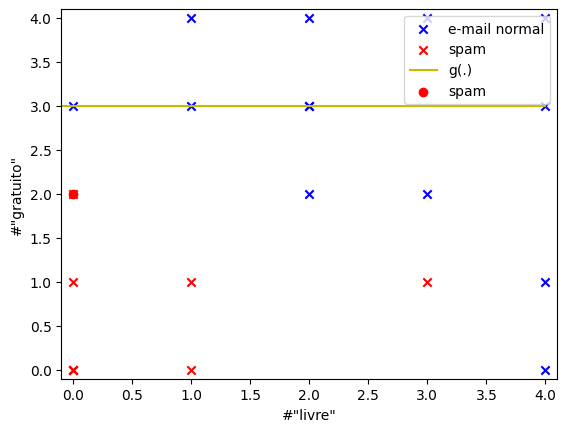
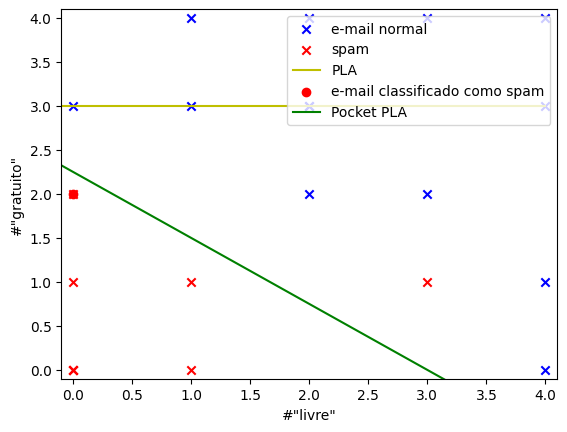
The change to this notebook cell's code, shown as a diff; its figure went from the first image to the second:
--- before
+++ after
@@ -1,24 +1,75 @@
-draw(X,y)
+from pocketpla import PocketPLA
 
-#executa o PLA sobre os dados de entrada X e y
-rX = [ [1, x[0], x[1]] for x in X]
+draw(X, y)
+
+# Adiciona o termo de viés aos exemplos
+rX = [[1, x[0], x[1]] for x in X]
+
+
+# =========================
+# PLA
+# =========================
+
 pla = PLA()
 pla.execute(rX, y)
-#desenha a reta inferida pelo PLA
+
+# Desenha a reta inferida pelo PLA
 xOri = [-1, 4]
-yOri = [pla.getOriginalY(xOri[0]), pla.getOriginalY(xOri[1])]
-plt.plot(xOri, yOri, '-y', label='g(.)')
-plt.legend(loc='upper right')
 
-#Classifica o email: #"livre"=2, #"gratuito"=0
+yOri = [
+    pla.getOriginalY(xOri[0]),
+    pla.getOriginalY(xOri[1])
+]
+
+plt.plot(xOri, yOri, '-y', label='PLA')
+
+
+# Classifica o e-mail:
+# "livre" = 0 e "gratuito" = 2
 
 isSpam = pla.h([1, 0, 2])
 
 if isSpam == +1:
-    plt.scatter(0, 2, color='blue', marker='o', label='e-mail normal')
+    plt.scatter(
+        0, 2,
+        color='blue',
+        marker='o',
+        label='e-mail classificado como normal'
+    )
 else:
-    plt.scatter(0, 2, color='red', marker='o', label='spam')
+    plt.scatter(
+        0, 2,
+        color='red',
+        marker='o',
+        label='e-mail classificado como spam'
+    )
 
-print(pla.eIN(rX, y))
-print(isSpam)
+print("Erros do PLA:", pla.eIN(rX, y))
+print("Classificação do e-mail:", isSpam)
+
+
+# =========================
+# Pocket PLA
+# =========================
+
+pocket = PocketPLA()
+pocket.execute(rX, y)
+
+xPocket = [-1, 4]
+
+yPocket = [
+    pocket.getOriginalY(xPocket[0]),
+    pocket.getOriginalY(xPocket[1])
+]
+
+plt.plot(
+    xPocket,
+    yPocket,
+    '-g',
+    label='Pocket PLA'
+)
+
+print("Erros do Pocket PLA:", pocket.errorIN(rX, y))
+
 plt.legend(loc='upper right')
+plt.show()

Commit: Complete PLA and Pocket PLA spam classification